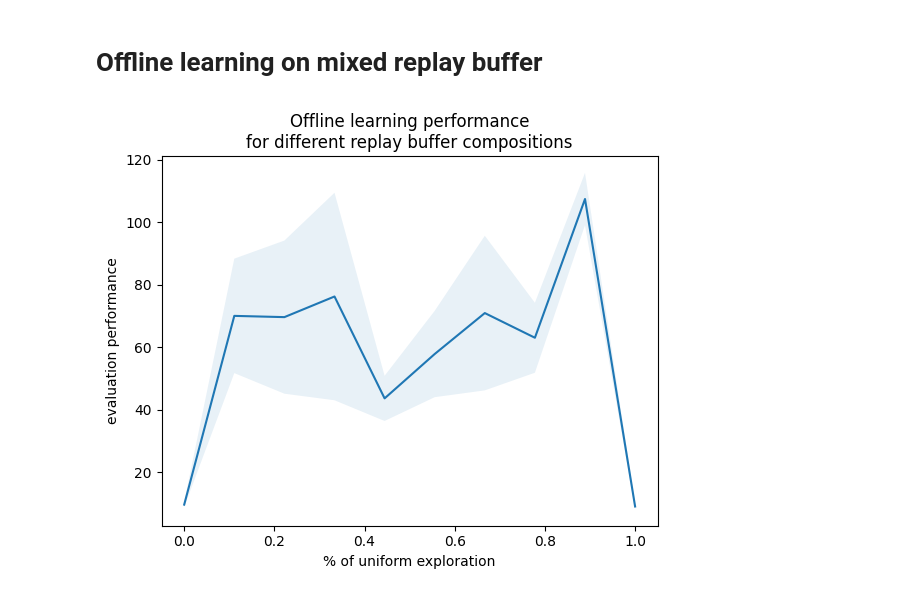
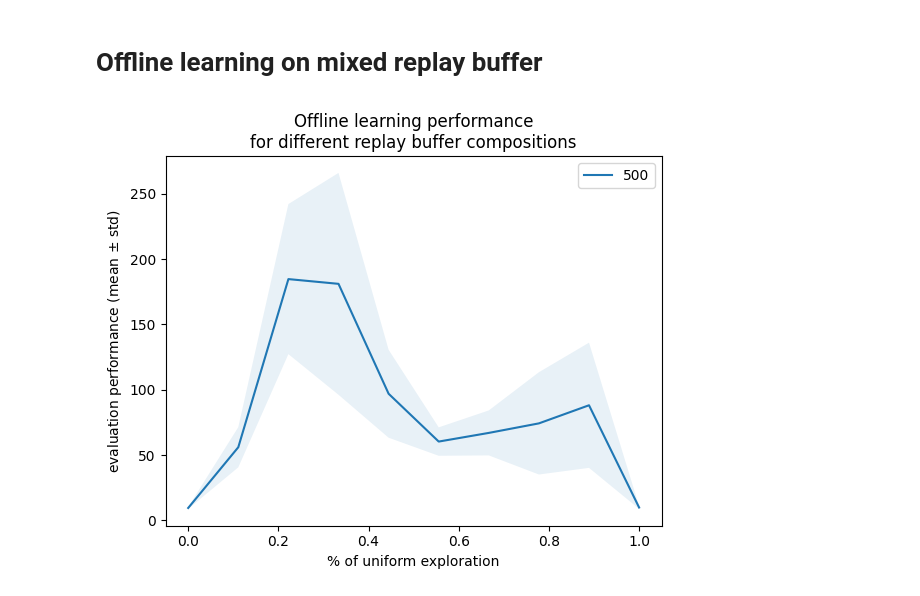
Before and after one commit to milosoundjian/projet-mind, a Jupyter notebook: experiments/notebooks/01-pipeline_setup.ipynb, the cells around one changed output. Saved outputs shown, nothing was run; the diff lists cells and outputs as text; code cells hidden in the pictures.

Commit message:
pool performance evaluation on several steps; brush up the pipeline

```diff
--- a/experiments/notebooks/01-pipeline_setup.ipynb
+++ b/experiments/notebooks/01-pipeline_setup.ipynb
@@ -42,9 +54,16 @@ The autoreload extension is already loaded. To reload it, use:
 # %% [markdown]
 # Obtain transitions
 # %%
-ENV_NAME = ["CartPoleContinuous-v1","Pendulum-v1","MountainCarContinuous-v0","LunarLanderContinuous-v3"][0]
+ENV_NAME = [
+    "CartPoleContinuous-v1",
+    "Pendulum-v1",
+    "MountainCarContinuous-v0",
+    "LunarLander-v3",
+][0]
+REWARDS = [500]#[100, 200, 300, 400, 500]
 BUFFER_SIZE = 100_000
 PROPORTIONS = np.linspace(0,1,10)
+RETRAIN_EXPLOIT = False
 # %% [markdown]
 ## Best policy
 
@@ -76,3 +94,4 @@ moviepy is not installed, skipping video display
 # %%
-rb_best = collect_policy_transitions(best_policy_agent ,ENV_NAME, buffer_size=BUFFER_SIZE)
-print(f"Replay buffer with {rb_best.size()} transitions")
+rb_exploit_by_level = {}
+for k, policy_agent in trained_agents.items():
+    rb_exploit_by_level[k] = collect_policy_transitions(policy_agent, ENV_NAME, BUFFER_SIZE)
@@ -91,26 +108,36 @@ Replay buffer with 100000 transitions
 cfg_td3_offline = OmegaConf.create(cfg.td3)
 cfg_td3_offline.gym_env.env_name = ENV_NAME
 
-# accelerate for the sake of test:
+# to get 100K training steps:
 cfg_td3_offline.algorithm.n_steps = 100
-cfg_td3_offline.algorithm.max_epochs = 1000
+cfg_td3_offline.algorithm.max_epochs = 1000 # TODO: epochs don't actually make sense for offline
 
-# we don't care about when learning starts for offline:
+# learning starts immediately for offline:
 cfg_td3_offline.algorithm.learning_starts = None
 
-# there is no exploration in off-line learning
+# there is no exploration in offline learning
 cfg_td3_offline.algorithm.action_noise = None
 cfg_td3_offline.algorithm.target_policy_noise = None
 
 cfg_td3_offline.plot_agents=False # TODO: plot_agents() doesn't work with Lunar Lander
-
-
-perfs = test_rb_compositions(rb_unif=rb_unif,
-                    rb_best=rb_best,
-                    buffer_size=BUFFER_SIZE,
-                    proportions=PROPORTIONS,
-                    agent_constructor=OfflineTD3,
-                    cfg= cfg_td3_offline,
-                    offline_run=run_td3_offline)
-# %% [output]
-[figure, removed]
+# %%
+performances = {}
+for k, rb_exploit in rb_exploit_by_level.items():
+    performances[k] = test_rb_compositions(
+        rb_unif=rb_unif,
+        rb_exploit=rb_exploit,
+        buffer_size=BUFFER_SIZE,
+        proportions=PROPORTIONS,
+        agent_constructor=OfflineTD3,
+        cfg=cfg_td3_offline,
+        offline_run=run_td3_offline,
+    )
+# %%
+plot_perf_vs_rb_composition_from_dict(
+    PROPORTIONS,
+    performances,
+    last_n=3, # NOTE: depends on evaluation interval (2000 here)
+    legend_title="",
+    fig_name=f"{ENV_NAME}-offline-diff-best-policies-test.pdf")
+# %% [output]
+[figure, added]
```
Also changed, not shown: parts of 3 cells of this notebook, 5 other files.
